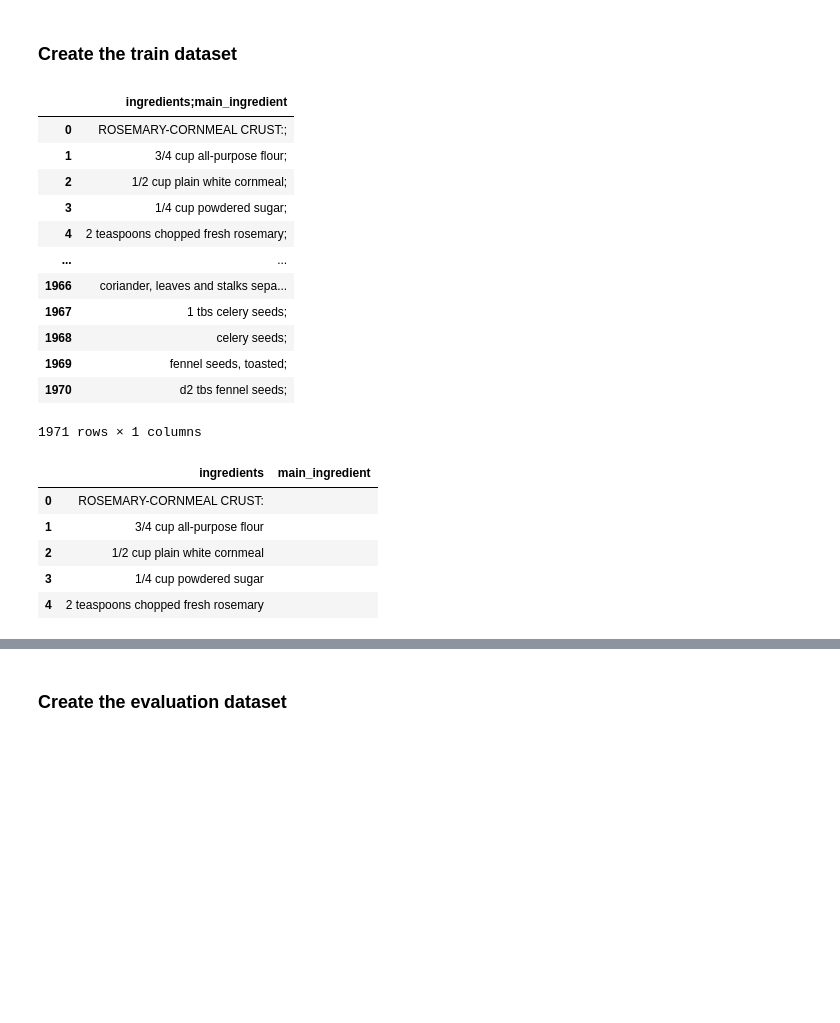
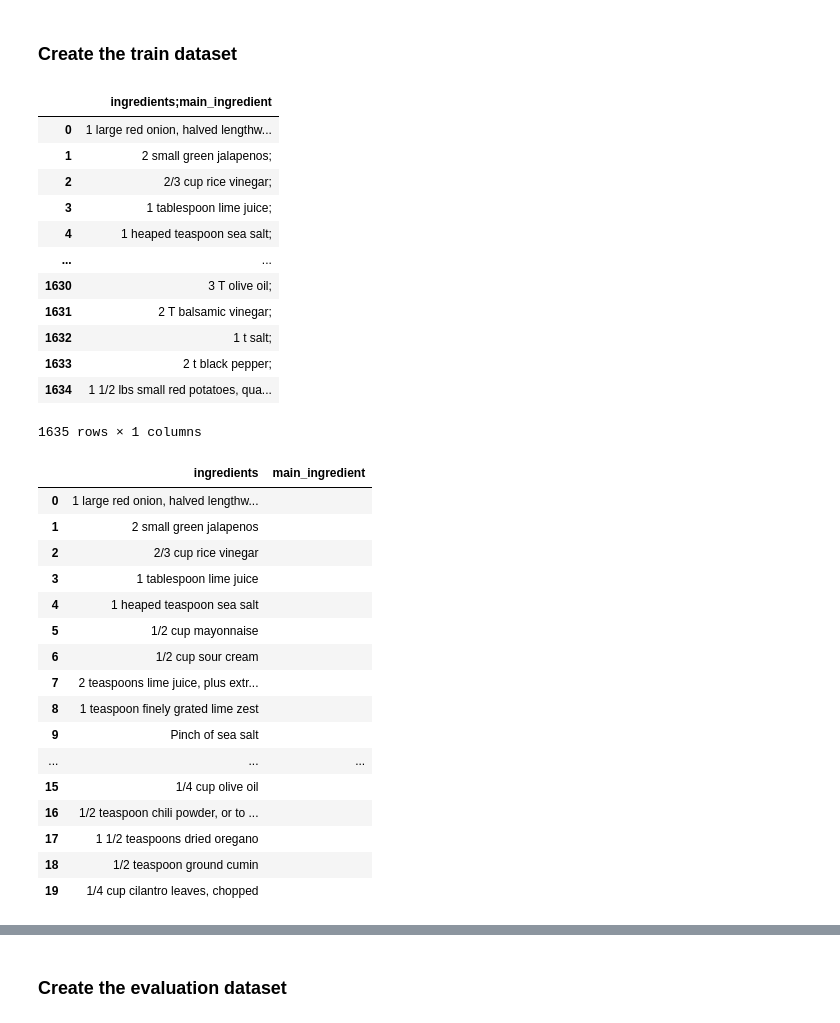
Before and after one commit to mkalimeri/cooking_inspiration, a Jupyter notebook: notebooks/preprocess_dataset_for_NER_training.ipynb, the cells around one changed output, grey strips where cells are left out. Cells and saved outputs as stored; diff of their text form; code cells hidden in the pictures; blank space fills up the shorter version.

```diff
--- a/notebooks/preprocess_dataset_for_NER_training.ipynb
+++ b/notebooks/preprocess_dataset_for_NER_training.ipynb
@@ -44,35 +44,46 @@ def create_docbin_with_data(df):
 ### Create the train dataset
 # %%
 # Read train dataset
-ingredients_rows_df = pd.read_csv(data_path("interim", "selected_ingrendiens_NER.csv"), encoding='latin-1', sep='\t')
+ingredients_rows_df = pd.read_csv(data_path("interim", "selected_ingrendiens_NER_large.csv"), encoding='latin-1', sep='\t')
 ingredients_rows_df
 # %% [output]
 |  | ingredients;main_ingredient |
-| 0 | ROSEMARY-CORNMEAL CRUST:; |
-| 1 | 3/4 cup all-purpose flour; |
-| 2 | 1/2 cup plain white cornmeal; |
-| 3 | 1/4 cup powdered sugar; |
-| 4 | 2 teaspoons chopped fresh rosemary; |
+| 0 | 1 large red onion, halved lengthw... |
+| 1 | 2 small green jalapenos; |
+| 2 | 2/3 cup rice vinegar; |
+| 3 | 1 tablespoon lime juice; |
+| 4 | 1 heaped teaspoon sea salt; |
 | ... | ... |
-| 1966 | coriander, leaves and stalks sepa... |
-| 1967 | 1 tbs celery seeds; |
-| 1968 | celery seeds; |
-| 1969 | fennel seeds, toasted; |
-| 1970 | d2 tbs fennel seeds; |
+| 1630 | 3 T olive oil; |
+| 1631 | 2 T balsamic vinegar; |
+| 1632 | 1 t salt; |
+| 1633 | 2 t black pepper; |
+| 1634 | 1 1/2 lbs small red potatoes, qua... |
-1971 rows × 1 columns
+1635 rows × 1 columns
 # %%
 # Correct the split of the dataset
 ingredients_ner_df = pd.concat([ingredients_rows_df, ingredients_rows_df['ingredients;main_ingredient'].str.split(';', expand=True)], axis=1).drop(['ingredients;main_ingredient'], axis=1)
 ingredients_ner_df.rename(columns = {0: 'ingredients', 1: 'main_ingredient'}, inplace=True)
 # %%
-ingredients_ner_df.head()
+ingredients_ner_df.head(20)
 # %% [output]
 |  | ingredients | main_ingredient |
-| 0 | ROSEMARY-CORNMEAL CRUST: |  |
-| 1 | 3/4 cup all-purpose flour |  |
-| 2 | 1/2 cup plain white cornmeal |  |
-| 3 | 1/4 cup powdered sugar |  |
-| 4 | 2 teaspoons chopped fresh rosemary |  |
+| 0 | 1 large red onion, halved lengthw... |  |
+| 1 | 2 small green jalapenos |  |
+| 2 | 2/3 cup rice vinegar |  |
+| 3 | 1 tablespoon lime juice |  |
+| 4 | 1 heaped teaspoon sea salt |  |
+| 5 | 1/2 cup mayonnaise |  |
+| 6 | 1/2 cup sour cream |  |
+| 7 | 2 teaspoons lime juice, plus extr... |  |
+| 8 | 1 teaspoon finely grated lime zest |  |
+| 9 | Pinch of sea salt |  |
+| ... | ... | ... |
+| 15 | 1/4 cup olive oil |  |
+| 16 | 1/2 teaspoon chili powder, or to ... |  |
+| 17 | 1 1/2 teaspoons dried oregano |  |
+| 18 | 1/2 teaspoon ground cumin |  |
+| 19 | 1/4 cup cilantro leaves, chopped |  |
 # %%
 ingredients_ner_df = create_doc_columns(ingredients_ner_df)
 # %%
```
Also changed, not shown: parts of 17 cells of this notebook, 20 other files.
